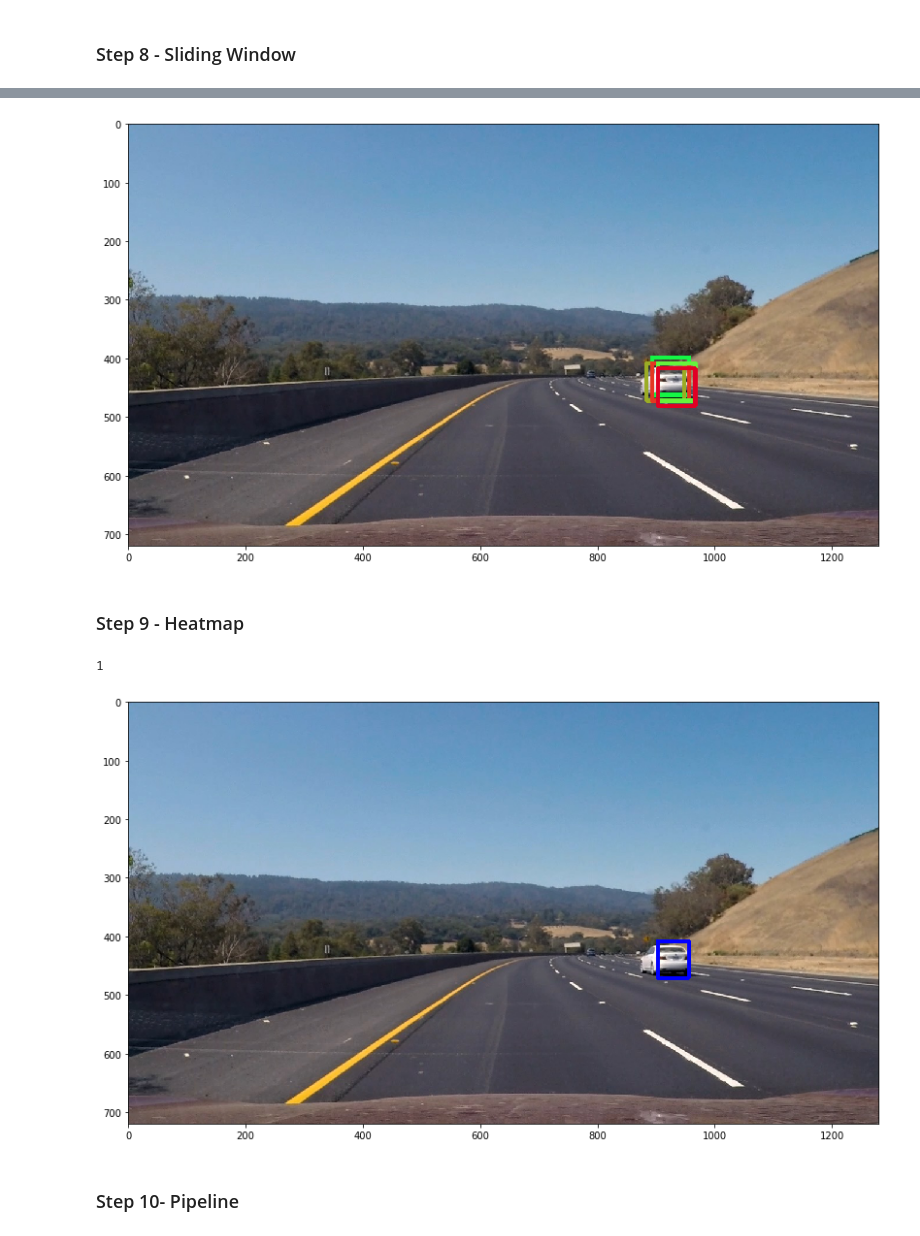
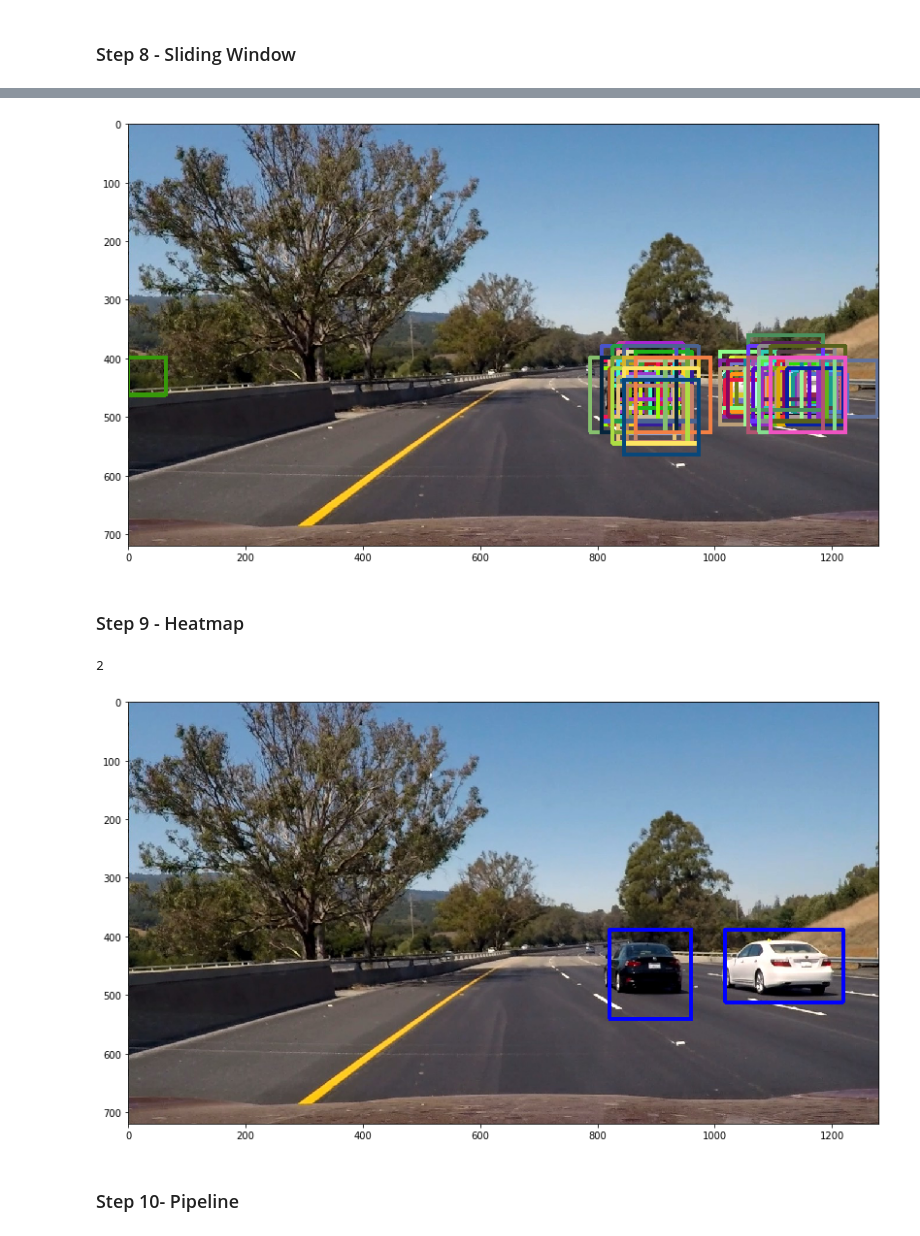
Before and after one commit to harveenchadha/Udacity-CarND-Vehicle-Detection-and-Tracking, a Jupyter notebook: Version2.ipynb, the cells around one changed output, grey strips where cells are left out. Cells and saved outputs as stored; diff of their text form; code cells hidden in the pictures.

Commit message:
Updating Window Size

```diff
--- a/Version2.ipynb
+++ b/Version2.ipynb
@@ -182,11 +182,11 @@ def ExtractFeatures(images,orientation,cellsPerBlock,pixelsPerCell):
     featureList=[]
     imageList=[]
     for image in images:
-        convertedImage= cv2.cvtColor(image, cv2.COLOR_RGB2LUV)
-        image=cv2.cvtColor(image, cv2.COLOR_RGB2HSV)
-        local_features_1, hogImage=GetFeaturesFromHog(image[:,:,0],orientation,cellsPerBlock,pixelsPerCell)
-        local_features_2, hogImage2=GetFeaturesFromHog(image[:,:,1],orientation,cellsPerBlock,pixelsPerCell)
-        local_features_3, hogImage3=GetFeaturesFromHog(convertedImage[:,:,0],orientation,cellsPerBlock,pixelsPerCell)
+        convertedImage= cv2.cvtColor(image, cv2.COLOR_RGB2YUV)
+        #image=cv2.cvtColor(image, cv2.COLOR_RGB2HSV)
+        local_features_1, hogImage=GetFeaturesFromHog(convertedImage[:,:,0],orientation,cellsPerBlock,pixelsPerCell)
+        local_features_2, hogImage2=GetFeaturesFromHog(convertedImage[:,:,1],orientation,cellsPerBlock,pixelsPerCell)
+        local_features_3, hogImage3=GetFeaturesFromHog(convertedImage[:,:,2],orientation,cellsPerBlock,pixelsPerCell)
         x=np.hstack([local_features_1,local_features_2,local_features_3])
         featureList.append(x)
 #         featureList.append(local_features_1)
@@ -195,6 +195,6 @@ def ExtractFeatures(images,orientation,cellsPerBlock,pixelsPerCell):
     return featureList, imageList
 # %%
 %%time
-vehicleFeatures, imageList= ExtractFeatures(vehicle_images_original,9,2,8)
-nonVehicleFeatures, imageList= ExtractFeatures(non_vehicle_images_original,9,2,8)
+vehicleFeatures, imageList= ExtractFeatures(vehicle_images_original,9,2,16)
+nonVehicleFeatures, imageList= ExtractFeatures(non_vehicle_images_original,9,2,16)
 # %% [output]
@@ -254,7 +254,7 @@ Wall time: 19.5 s
 
 import matplotlib.image as mpimg
 
-image = mpimg.imread('test3.jpg')
+image = mpimg.imread('test6.jpg')
 
 # Here is your draw_boxes function from the previous exercise
 def draw_boxes(img, bboxes, color=(0, 0, 255), thick=6):
@@ -325,6 +325,10 @@ def slide_window(img, x_start_stop=[None, None], y_start_stop=[None, None],
 
 windows = slide_window(image, x_start_stop=[0, 1280], y_start_stop=[360, 720],
                     xy_window=(64,64), xy_overlap=(0.15, 0.15))
+windows1 = slide_window(image, x_start_stop=[0, 1280], y_start_stop=[360, 720],
+                    xy_window=(96,96), xy_overlap=(0.15, 0.15))
+windows2 = slide_window(image, x_start_stop=[0, 1280], y_start_stop=[360, 720],
+                    xy_window=(128,128), xy_overlap=(0.15, 0.15))
 
 #image= image[:, : , 0]
 #features, hog_image=ExtractFeatures([image], 9 , 2 , 8)
@@ -347,7 +351,7 @@ def DrawCars(windows):
 
             clippedImage=cv2.resize(clippedImage, (64,64))
 
-            f1, im1=ExtractFeatures([clippedImage], 9 , 2 , 8)
+            f1, im1=ExtractFeatures([clippedImage], 9 , 2 , 16)
             #print(len(f1[0]))
 
             #print(clippedImage.ravel().shape)
@@ -359,6 +363,9 @@ def DrawCars(windows):
             discardedPoints.append(window)
 
 DrawCars(windows)
+DrawCars(windows1)
+DrawCars(windows2)
+
 window_img = draw_boxes(image, refinedWindows, color=(r, g, b), thick=6)
 
 
@@ -371,11 +378,11 @@ C:\Users\harveen_chadha\AppData\Local\Continuum\Miniconda3\envs\carnd-term1\lib\
   'be changed to `L2-Hys` in v0.15', skimage_deprecation)
-[figure, old version]
+[figure, new version]
 # %% [markdown]
 ### Step 9 - Heatmap
 # %%
 from scipy.ndimage.measurements import label
 
-heat=np.copy(image)*0
+heat = np.zeros_like(image[:,:,0]).astype(np.float)
 
 def add_heat(heatmap, bbox_list):
     # Iterate through list of bboxes
@@ -411,7 +418,7 @@ def draw_labeled_bboxes(img, labels):
 heat = add_heat(heat,refinedWindows)
 
 # Apply threshold to help remove false positives
-heat = apply_threshold(heat,3)
+heat = apply_threshold(heat,5)
 
 # Visualize the heatmap when displaying
 heatmap = np.clip(heat, 0, 255)
@@ -424,8 +431,8 @@ plt.figure(figsize=(16,8))
 plt.imshow(draw_img)
 plt.show()
 # %% [output]
-1
+2
-[figure, old version]
+[figure, new version]
 # %% [markdown]
 ### Step 10- Pipeline
 # %%
```
Also changed, not shown: parts of 9 cells of this notebook.
